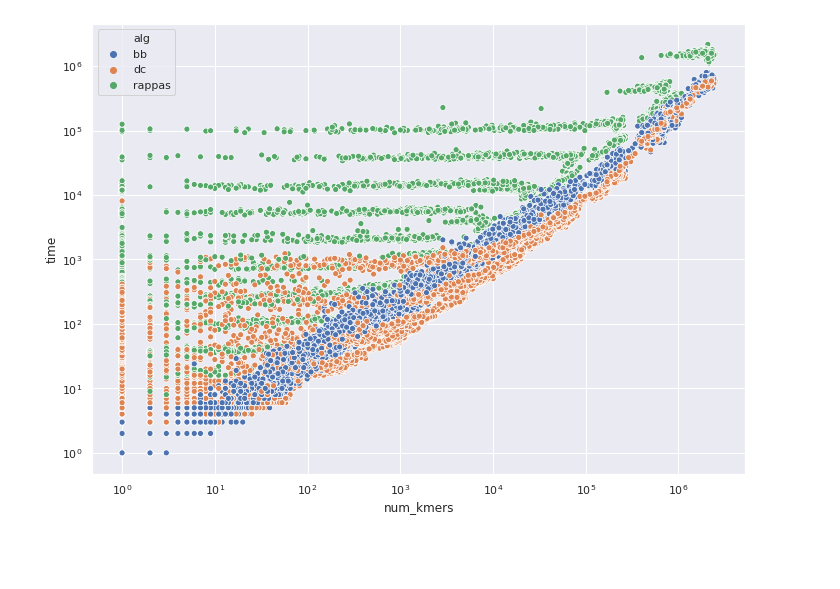
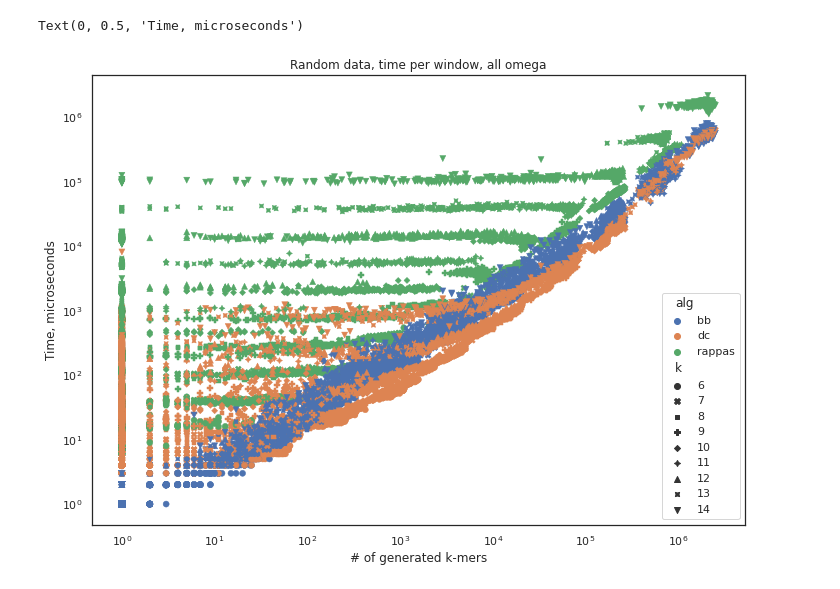
Before and after one commit to nromashchenko/pk-algs, a Jupyter notebook: alg_plots.ipynb, the cells around one changed output. Saved outputs shown, nothing was run; the diff lists cells and outputs as text; code cells hidden in the pictures; blank space fills up the shorter version.

```diff
--- a/alg_plots.ipynb
+++ b/alg_plots.ipynb
@@ -3,8 +3,9 @@ import numpy as np
 import pandas as pd
 import matplotlib.pyplot as plt
 import seaborn as sns
+sns.set_style("white")
 # %%
 df = pd.read_csv("results/stats.csv")
 # %%
-df["time"] += 1
-df["num_kmers"] += 1
+df.num_kmers += 1
+df.time += 1
@@ -15,8 +12,13 @@ g = sns.scatterplot(x="num_kmers", y="time", hue="alg", data=df, marker=2)
 # %%
-g = sns.scatterplot(x="num_kmers", y="time", hue="alg", data=df)
+g = sns.scatterplot(x="num_kmers", y="time", hue="alg", style="k", data=df, marker=2)
 g.set_yscale("log")
 g.set_xscale("log")
+plt.title("Random data, time per window, all omega")
+plt.xlabel("# of generated k-mers")
+plt.ylabel("Time, microseconds")
+#plt.savefig("fig/all.pdf", format="pdf")
 # %% [output]
+Text(0, 0.5, 'Time, microseconds')
-[figure, old version]
+[figure, new version]
 # %%
 sns.set(rc={'figure.figsize':(11.7,8.27)})
```
Also changed, not shown: parts of 10 cells of this notebook.
